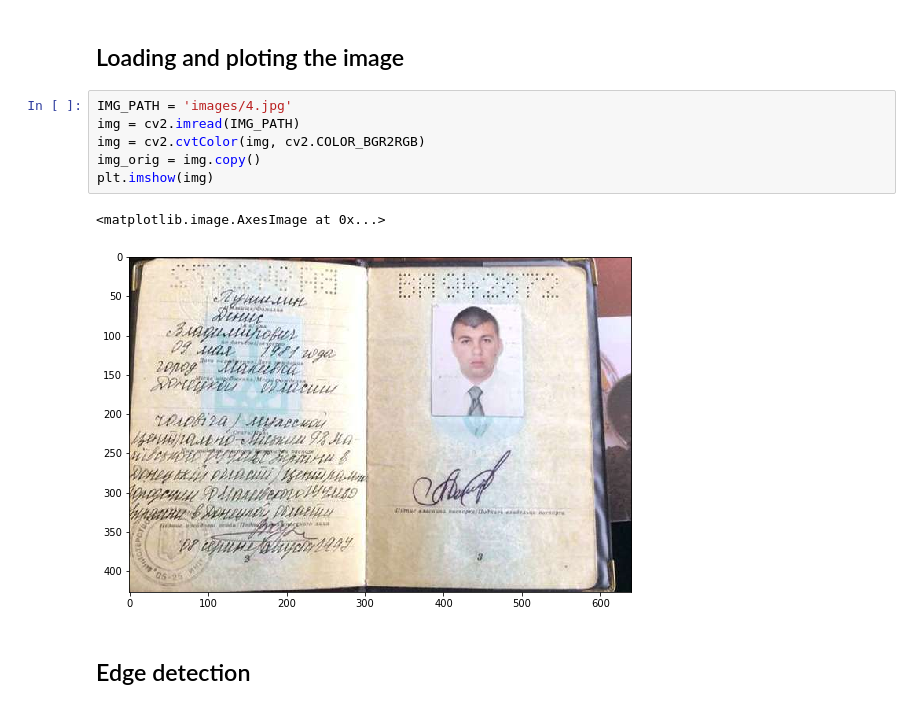
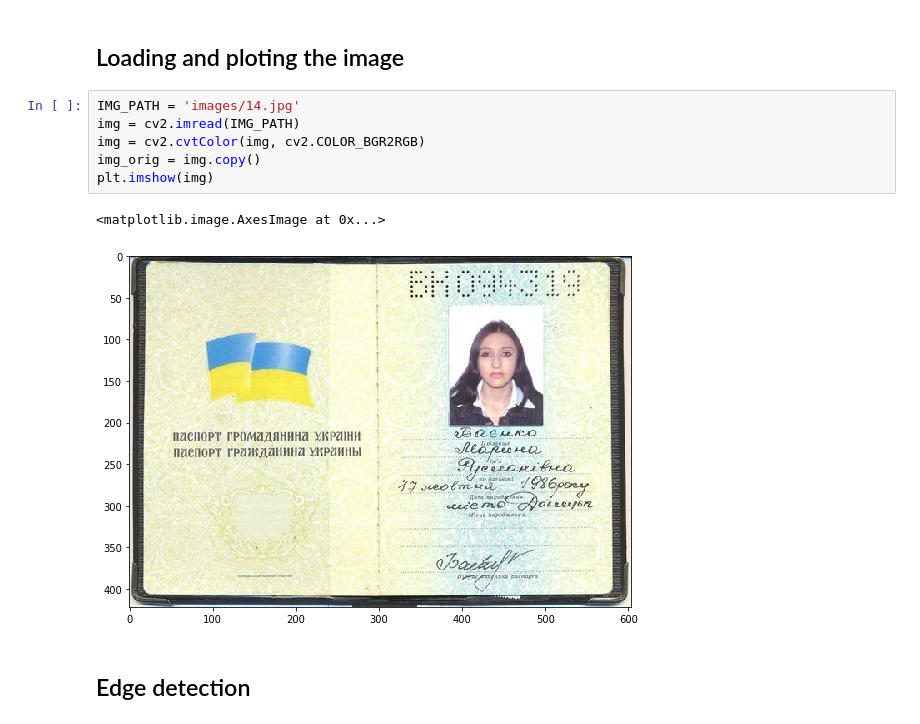
Before and after one commit to romaberezhok/passport-contour-detection, a Jupyter notebook: Passport Contour Detection.ipynb, the cells around one changed output. Cells and saved outputs as stored; diff of their text form.

```diff
--- a/Passport Contour Detection.ipynb
+++ b/Passport Contour Detection.ipynb
@@ -8,14 +8,14 @@ plt.rcParams['figure.figsize'] = (9, 7)
 # %% [markdown]
 ## Loading and ploting the image
 # %%
-IMG_PATH = 'images/4.jpg'
+IMG_PATH = 'images/14.jpg'
 img = cv2.imread(IMG_PATH)
 img = cv2.cvtColor(img, cv2.COLOR_BGR2RGB)
 img_orig = img.copy()
 plt.imshow(img)
 # %% [output]
 <matplotlib.image.AxesImage at 0x...>
-[figure, old version]
+[figure, new version]
 # %% [markdown]
 ## Edge detection
 # %%
```
Also changed, not shown: parts of 4 cells of this notebook, 2 other files.
